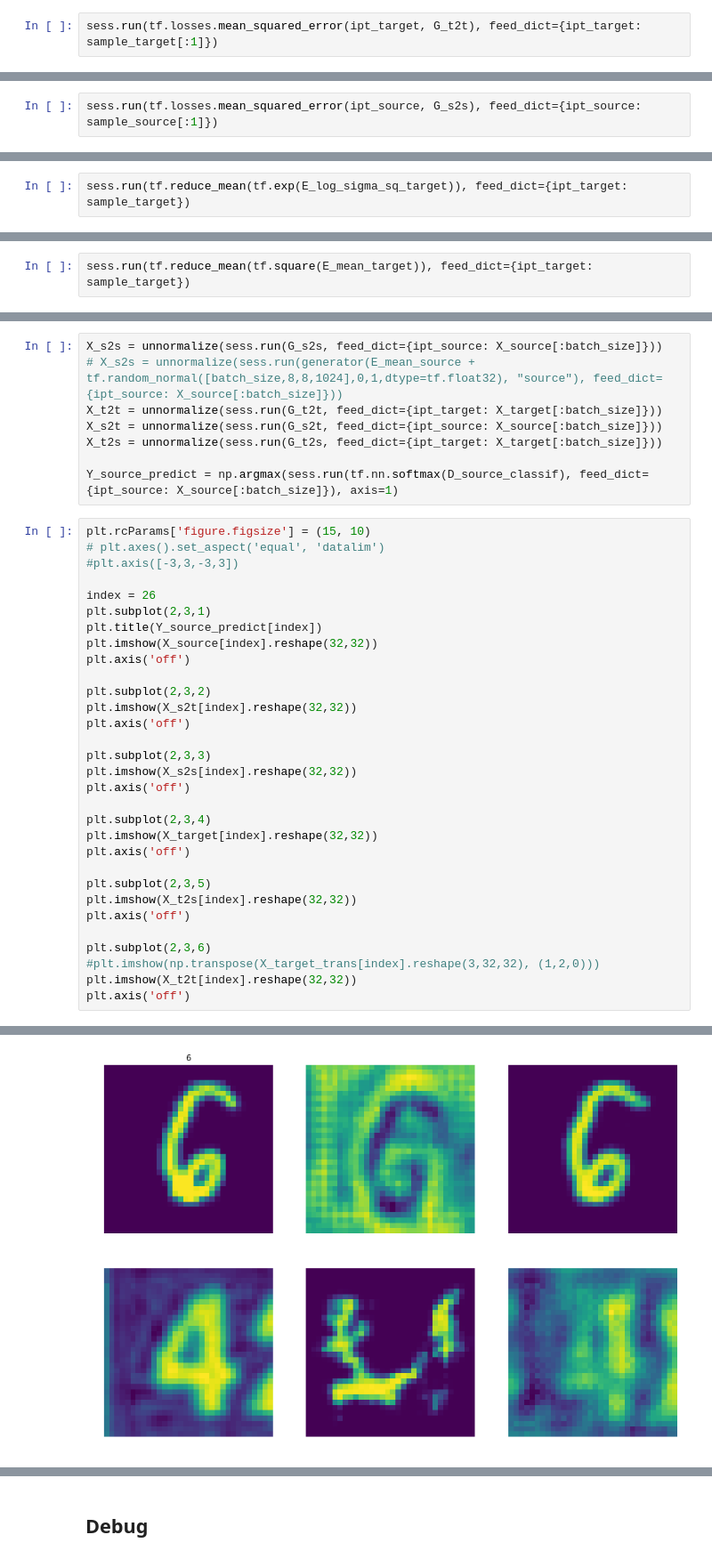
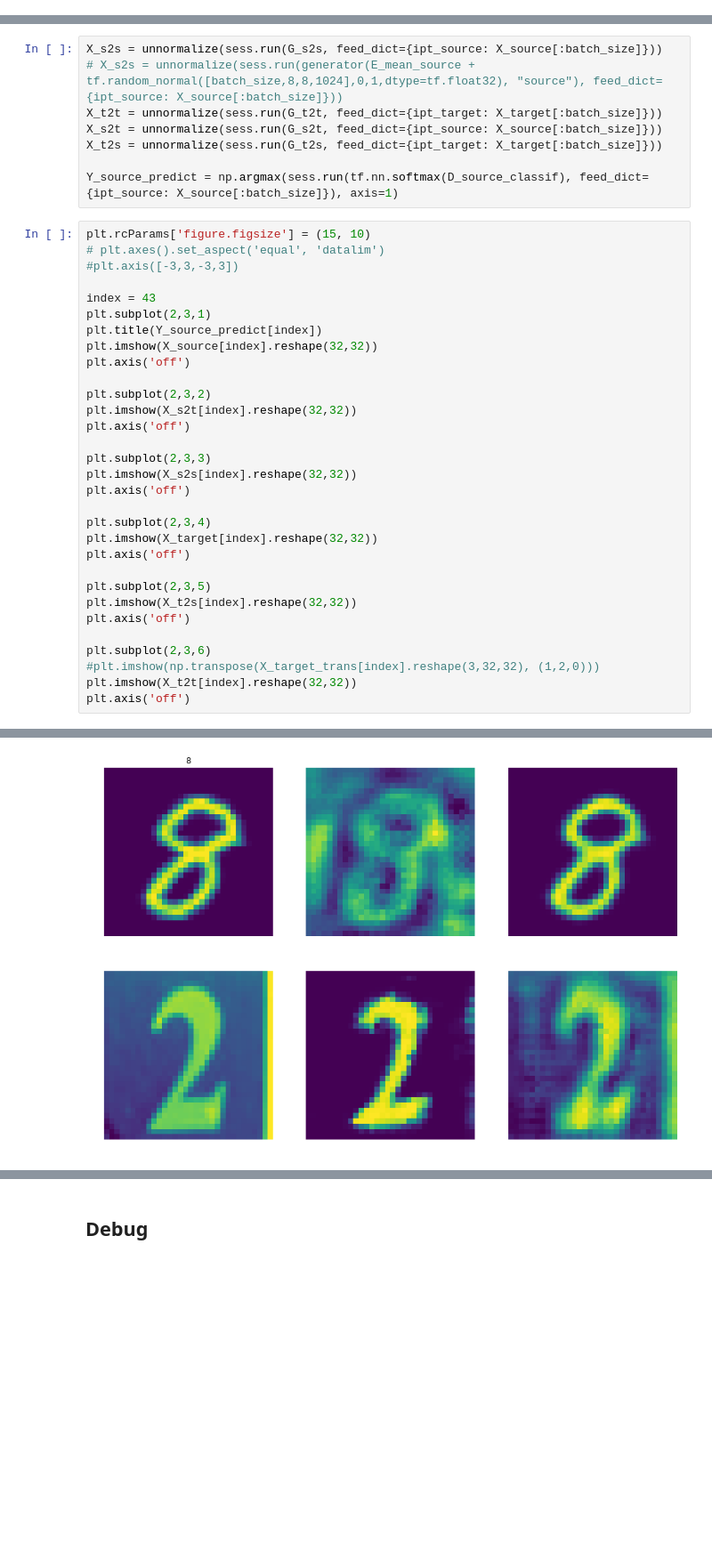
Before and after one commit to artix41/transfer-learning-algorithms, a Jupyter notebook: UNIT/unit-svhn-mnist.ipynb, the cells around one changed output, grey strips where cells are left out. Shown: that part at 89% size. Cells and saved outputs as stored; diff of their text form; blank space fills up the shorter version.

```diff
--- a/UNIT/unit-svhn-mnist.ipynb
+++ b/UNIT/unit-svhn-mnist.ipynb
@@ -449,2 +454,0 @@ sess.run(lambda_kl * latent_loss(E_mean_source, E_log_sigma_sq_source), feed_dic
-# %%
-sess.run(tf.losses.mean_squared_error(ipt_target, G_t2t), feed_dict={ipt_target: sample_target[:1]})
@@ -453,2 +454,0 @@ sess.run(tf.losses.mean_squared_error(ipt_target, G_t2t), feed_dict={ipt_target:
-# %%
-sess.run(tf.losses.mean_squared_error(ipt_source, G_s2s), feed_dict={ipt_source: sample_source[:1]})
@@ -461,2 +454,0 @@ np.max(X_target[2])
-# %%
-sess.run(tf.reduce_mean(tf.exp(E_log_sigma_sq_target)), feed_dict={ipt_target: sample_target})
@@ -465,2 +454,0 @@ sess.run(tf.reduce_mean(tf.exp(E_log_sigma_sq_target)), feed_dict={ipt_target: s
-# %%
-sess.run(tf.reduce_mean(tf.square(E_mean_target)), feed_dict={ipt_target: sample_target})
@@ -482,33 +468,33 @@ plt.rcParams['figure.figsize'] = (15, 10)
 # plt.axes().set_aspect('equal', 'datalim')
 #plt.axis([-3,3,-3,3])
 
-index = 26
+index = 43
 plt.subplot(2,3,1)
 plt.title(Y_source_predict[index])
 plt.imshow(X_source[index].reshape(32,32))
 plt.axis('off')
 
 plt.subplot(2,3,2)
 plt.imshow(X_s2t[index].reshape(32,32))
 plt.axis('off')
 
 plt.subplot(2,3,3)
 plt.imshow(X_s2s[index].reshape(32,32))
 plt.axis('off')
 
 plt.subplot(2,3,4)
 plt.imshow(X_target[index].reshape(32,32))
 plt.axis('off')
 
 plt.subplot(2,3,5)
 plt.imshow(X_t2s[index].reshape(32,32))
 plt.axis('off')
 
 plt.subplot(2,3,6)
 #plt.imshow(np.transpose(X_target_trans[index].reshape(3,32,32), (1,2,0)))
 plt.imshow(X_t2t[index].reshape(32,32))
 plt.axis('off')
 # %% [output]
 (-0.5, 31.5, 31.5, -0.5)
-[figure, old version]
+[figure, new version]
 # %%
```
Also changed, not shown: parts of 21 cells of this notebook.
